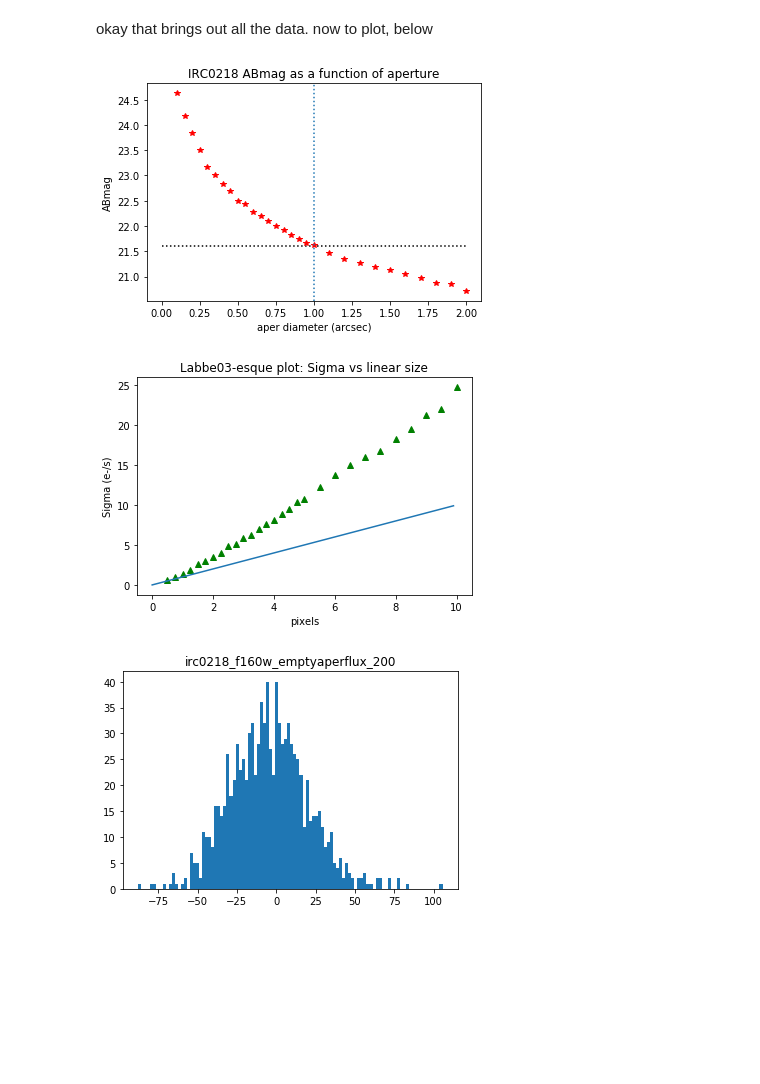
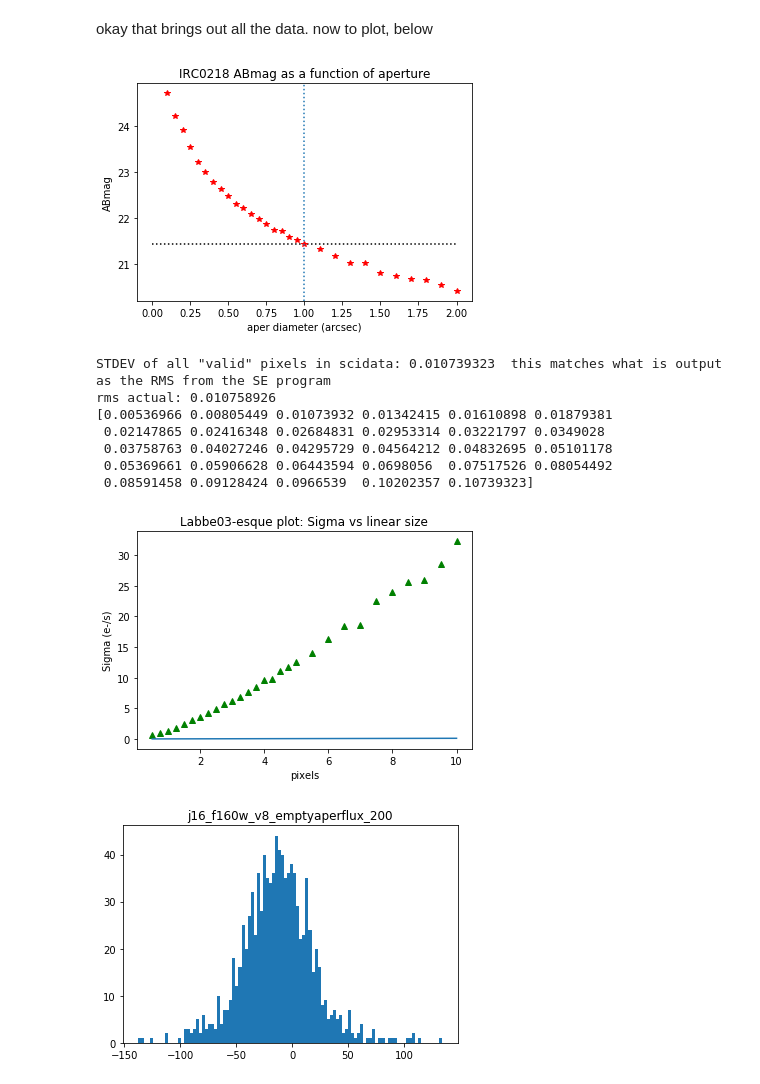
Before and after one commit to astroknots/database, a Jupyter notebook: depthcalculation/Working_Depth.ipynb, the cells around one changed output. Saved outputs shown, nothing was run; the diff lists cells and outputs as text; code cells hidden in the pictures; blank space fills up the shorter version.

Commit message:
including j16_v8 results and Labbe-plot

```diff
--- a/depthcalculation/Working_Depth.ipynb
+++ b/depthcalculation/Working_Depth.ipynb
@@ -31,7 +31,8 @@ after looping through each object in the list, I will have a file of depth measu
 
 So I need two parts to the program: one part that loops through the files in the filename list, and appends all the outputs; and another part that deals with the bulk outputs
 # %%
-def depthcalc(infile,photvals):
+def depthcalc(totfile,photvals):
+    infile='../emptyApertureAnalysis_share/aperflux/'+str(totfile)
     valsin=np.loadtxt(infile,dtype=float,delimiter='\t',usecols=2,comments='#')
     tmpfile=infile
     tmplist=tmpfile.split('/')
@@ -84,7 +85,7 @@ def depthcalc(infile,photvals):
 
     return abmag,stdev_empty,holdhist,outname
 # %%
-filelist='../emptyApertureAnalysis_share/aperflux/all_irc_aps.txt'
+filelist='../emptyApertureAnalysis_share/aperflux/j16_v8_allaps.txt'
 filenames=np.loadtxt(filelist,dtype='str')
 
 #normally I'd pull hold_photvals from the headers of the associated fits files
@@ -98,6 +99,13 @@ sigs_all=[]
 histogram_info={}
 keynames=[]
 
+fits_sci='../../HSTdata/j160116m0029/j160116m0029-f160w_drz_sci.fits'
+fits_mask='../../HSTdata/j160116m0029/j160116m0029-f160w_drz_sci_mask.fits'
+fits_seg='../../sextractor-2.19.5/j16_f160w_seg_checkv8.fits'
+
+
+
+
 #run
 for x in filenames:
     histdict={}
@@ -110,29 +118,67 @@ for x in filenames:
 # %% [markdown]
 okay that brings out all the data. now to plot, below
 # %%
+hdusci=fits.open(fits_sci)
+hdumask=fits.open(fits_mask)
+hduseg=fits.open(fits_seg)
+
+
 #ABmag depth plot
 plt.plot(apers,abmags_all,'r*')
 plt.title('IRC0218 ABmag as a function of aperture')
 plt.axvline(x=1.0,linestyle=':')
-plt.hlines(y=21.61,xmin=0,xmax=2.0,linestyle=':')
+plt.hlines(y=21.45,xmin=0,xmax=2.0,linestyle=':')
 plt.xlabel('aper diameter (arcsec)')
 plt.ylabel('ABmag')
 plt.show()
 
+
+####Labbe03 plot
+scidata=hdusci[0].data
+maskdata=hdumask[0].data
+segdata=hduseg[0].data
+validpts=np.where((segdata<1) & (maskdata==1))
+scivalid=scidata[validpts]
+
+rmss=np.std(scivalid)
+rmsactual=np.sqrt(np.mean(scivalid**2.0))
+print('STDEV of all "valid" pixels in scidata:',rmss,' this matches what is output as the RMS from the SE program')
+print('rms actual:',rmsactual)
+
+
 pixscalef160w=0.1
 pixscalef804w=0.05
 aper1=0.5*np.array(apers)/pixscalef160w #times 1/2 for 'radius' rather than 'diameter' linear size
+#is my linear size correct? N = sqrt(Area) ~ radius. above is radius in pixels
 
-xvals=np.arange(0,10,0.1)
+
+xvals=np.arange(0,20,0.1)
+rmsvals=aper1*rmss
+print(rmsvals)
+#ok, if rms is average rms/pixel
+
+
 plt.plot(aper1,sigs_all,'g^')
 plt.title('Labbe03-esque plot: Sigma vs linear size')
 plt.xlabel('pixels')
 plt.ylabel('Sigma (e-/s)')
-#plt.plot(xvals,xvals) #replace second xvals with rmsvals once rmsvals are calculated and added to github
+plt.plot(aper1,rmsvals) #replace second xvals with rmsvals once rmsvals are calculated and added to github
 plt.show()
+
+
+hdusci.close()
+hdumask.close()
+hduseg.close()
 # %% [output]
-[figure, old version]
+[figure, new version]
+STDEV of all "valid" pixels in scidata: 0.010739323  this matches what is output as the RMS from the SE program
+rms actual: 0.010758926
+[0.00536966 0.00805449 0.01073932 0.01342415 0.01610898 0.01879381
+ 0.02147865 0.02416348 0.02684831 0.02953314 0.03221797 0.0349028
+ 0.03758763 0.04027246 0.04295729 0.04564212 0.04832695 0.05101178
+ 0.05369661 0.05906628 0.06443594 0.0698056  0.07517526 0.08054492
+ 0.08591458 0.09128424 0.0966539  0.10202357 0.10739323]
-[figure, old version]
+[figure, new version]
 # %%
 #plotting histograms and their gaussian fits
 for y in keynames:
@@ -151,4 +197,4 @@ for y in keynames:
     #okay, displaying individual gaussian fits is a pain in the butt--normally I'd just plt.plot(bins,bestfit(bins))
     #but that isn't working for whatever reason. bestfit is somehow a 1d gaussian thing that plt.plot can't handle
 # %% [output]
-[figure, old version]
+[figure, new version]
```
Also changed, not shown: 59 other files.
